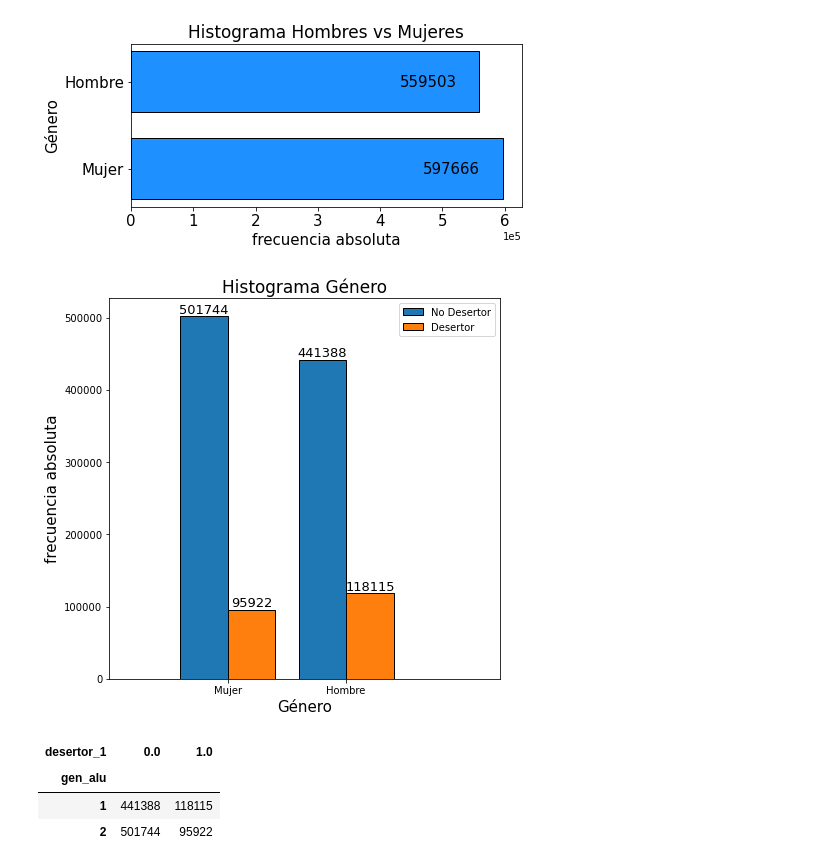
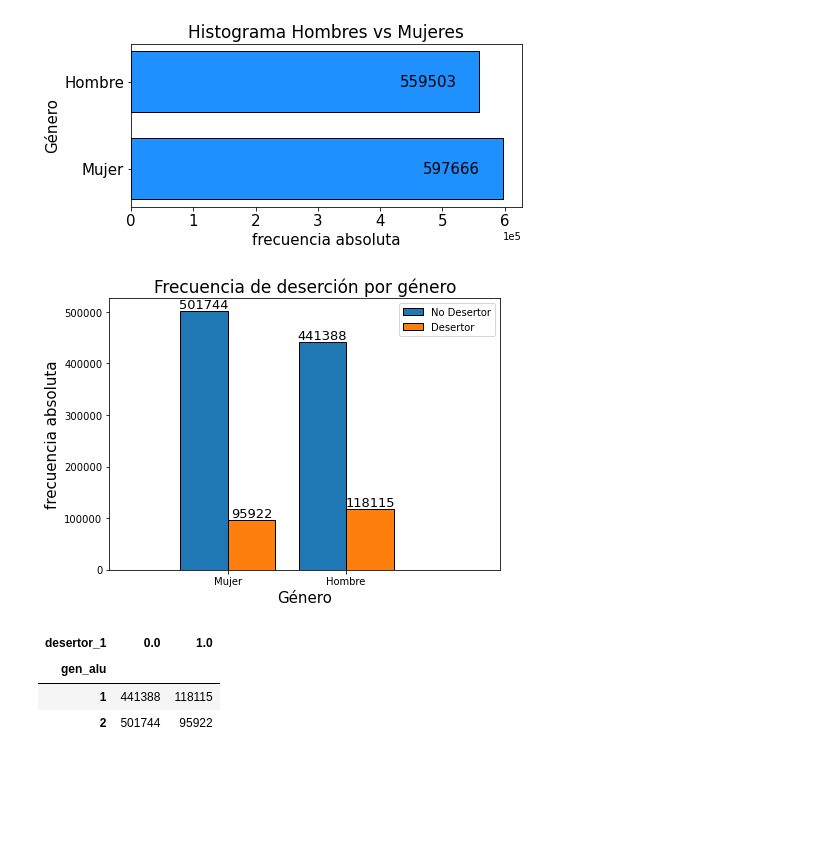
Before and after one commit to GianniCatBug/MDS7201-mineduc-desercion, a Jupyter notebook: notebooks/4.4-exploracion-datos-genero-edad.ipynb, the cells around one changed output. Saved outputs shown, nothing was run; the diff lists cells and outputs as text; code cells hidden in the pictures; blank space fills up the shorter version.

```diff
--- a/notebooks/4.4-exploracion-datos-genero-edad.ipynb
+++ b/notebooks/4.4-exploracion-datos-genero-edad.ipynb
@@ -155,21 +155,21 @@ plt.tick_params(axis='both', which='major', labelsize=15)
 # %% [output]
 [figure]
 # %%
-fig, ax = plt.subplots(figsize=(7,7))
+fig, ax = plt.subplots(figsize=(7,5))
 counts, edges, bars = ax.hist([desertores_1[desertores_1["desertor_1"]==0]["gen_alu"].replace([1,2], ["Hombre", "Mujer"]),\
                                 desertores_1[desertores_1["desertor_1"]==1]["gen_alu"].replace([1,2], ["Hombre", "Mujer"])],\
                                 bins=[-.5,.5,1.5], ec="k", label=["No Desertor", "Desertor"]);
 
 for b in bars:
     ax.bar_label(b,size=13)
 
-plt.title("Histograma Género" ,size=17);
+plt.title("Frecuencia de deserción por género" ,size=17);
 plt.ylabel('frecuencia absoluta',size=15);
 plt.xlabel("Género",size=15);
 plt.xlim([-1,2.3])
 plt.legend();
 # %% [output]
-[figure, old version]
+[figure, new version]
 # %%
 desertores_1_count_gen_des = pd.crosstab(desertores_1["gen_alu"], desertores_1["desertor_1"])
 
```
Also changed, not shown: parts of 2 cells of this notebook, 1 other file.
